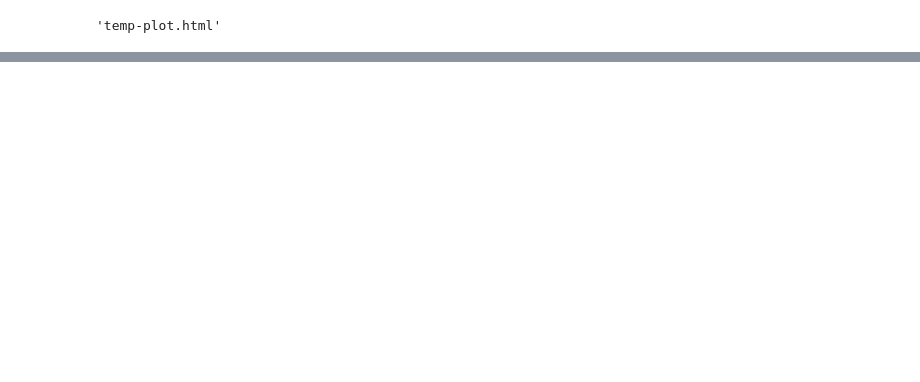
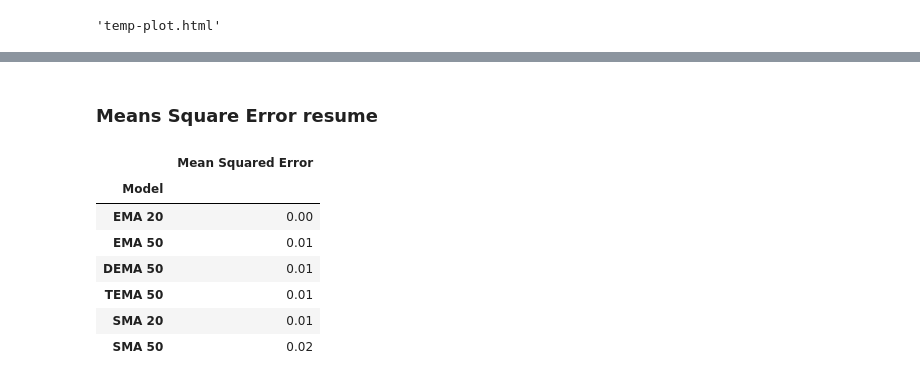
Before and after one commit to lombardidiego/exchange_rate_Venezuela, a Jupyter notebook: Forecast_paralelo.ipynb, the cells around one changed output, grey strips where cells are left out. Cells and saved outputs as stored; diff of their text form; code cells hidden in the pictures; blank space fills up the shorter version.

```diff
--- a/Forecast_paralelo.ipynb
+++ b/Forecast_paralelo.ipynb
@@ -489,0 +468,2 @@ pyo.plot(fig)
+# %%
+df_EMA = df[Start_Date_ave:End_Date_ave]
@@ -565,0 +596,15 @@ pyo.plot(fig)
+# %% [markdown]
+### Means Square Error resume
+# %%
+Table_MSE = pd.concat([Table_SMA_MSE, Table_EMA_MSE, Table_DEMA_MSE])
+Table_MSE = Table_MSE.set_index('Model')
+Table_MSE.sort_values(by='Mean Squared Error')
+# %% [output]
+|  | Mean Squared Error |
+| Model |  |
+| EMA 20 | 0.00 |
+| EMA 50 | 0.01 |
+| DEMA 50 | 0.01 |
+| TEMA 50 | 0.01 |
+| SMA 20 | 0.01 |
+| SMA 50 | 0.02 |
```
Also changed, not shown: parts of 95 cells of this notebook, 1 other file.
